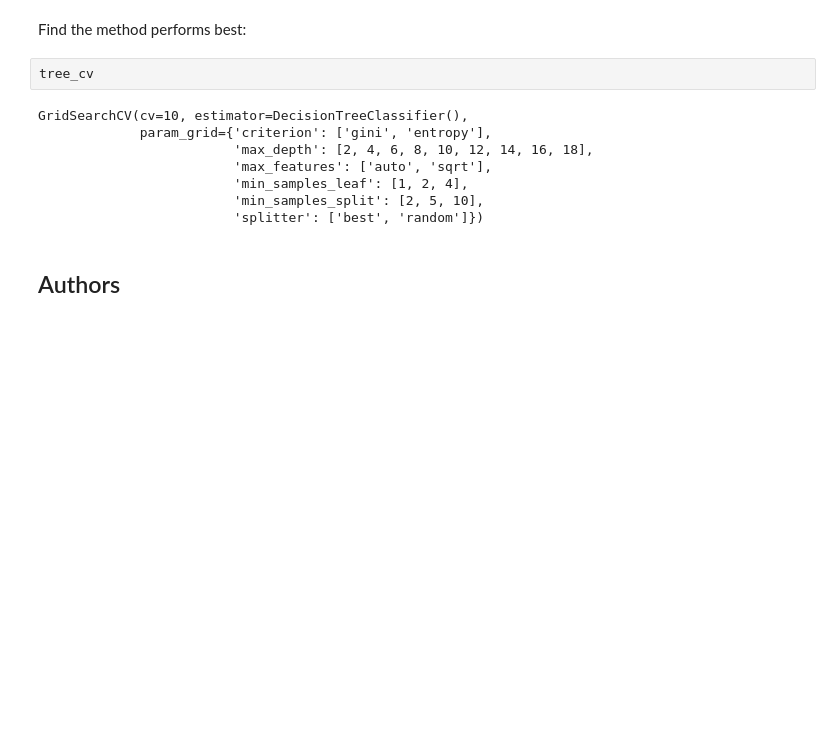
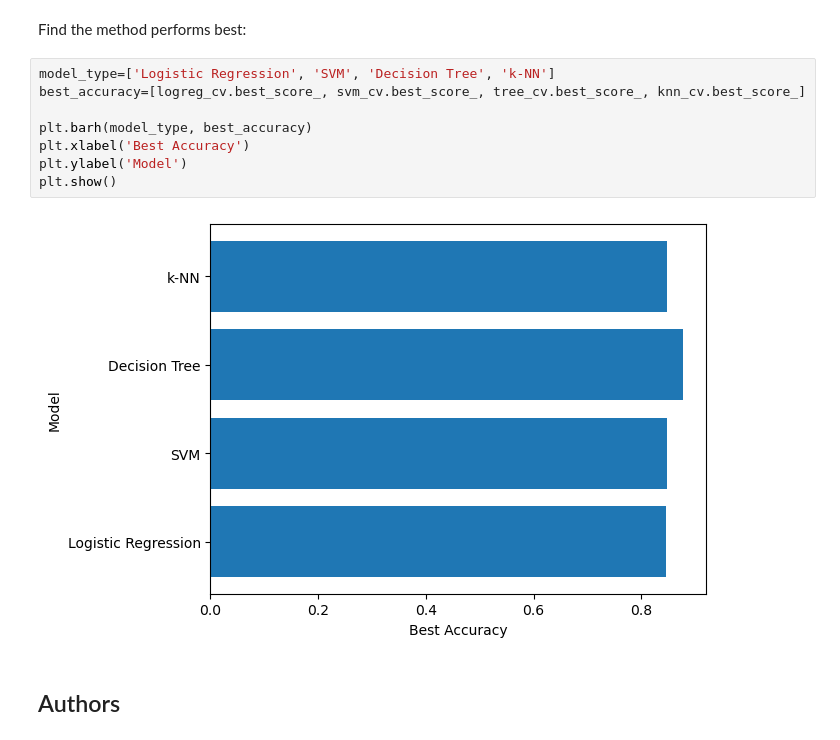
Before and after one commit to SandroRussi/Data_Science_Capstone_Project, a Jupyter notebook: Machine Learning Prediction lab.ipynb, the cells around one changed output. Cells and saved outputs as stored; diff of their text form; blank space fills up the shorter version.

```diff
--- a/Machine Learning Prediction lab.ipynb
+++ b/Machine Learning Prediction lab.ipynb
@@ -343,16 +343,16 @@ plot_confusion_matrix(Y_test,yhat)
 ## TASK  12
 # %% [markdown]
 Find the method performs best:
-# %%
-tree_cv
-# %% [output]
-GridSearchCV(cv=10, estimator=DecisionTreeClassifier(),
-             param_grid={'criterion': ['gini', 'entropy'],
-                         'max_depth': [2, 4, 6, 8, 10, 12, 14, 16, 18],
-                         'max_features': ['auto', 'sqrt'],
-                         'min_samples_leaf': [1, 2, 4],
-                         'min_samples_split': [2, 5, 10],
-                         'splitter': ['best', 'random']})
+# %%
+model_type=['Logistic Regression', 'SVM', 'Decision Tree', 'k-NN']
+best_accuracy=[logreg_cv.best_score_, svm_cv.best_score_, tree_cv.best_score_, knn_cv.best_score_]
+
+plt.barh(model_type, best_accuracy)
+plt.xlabel('Best Accuracy')
+plt.ylabel('Model')
+plt.show()
+# %% [output]
+[figure, added]
 # %% [markdown]
 ## Authors
 # %% [markdown]
```
Also changed, not shown: parts of 2 cells of this notebook.
